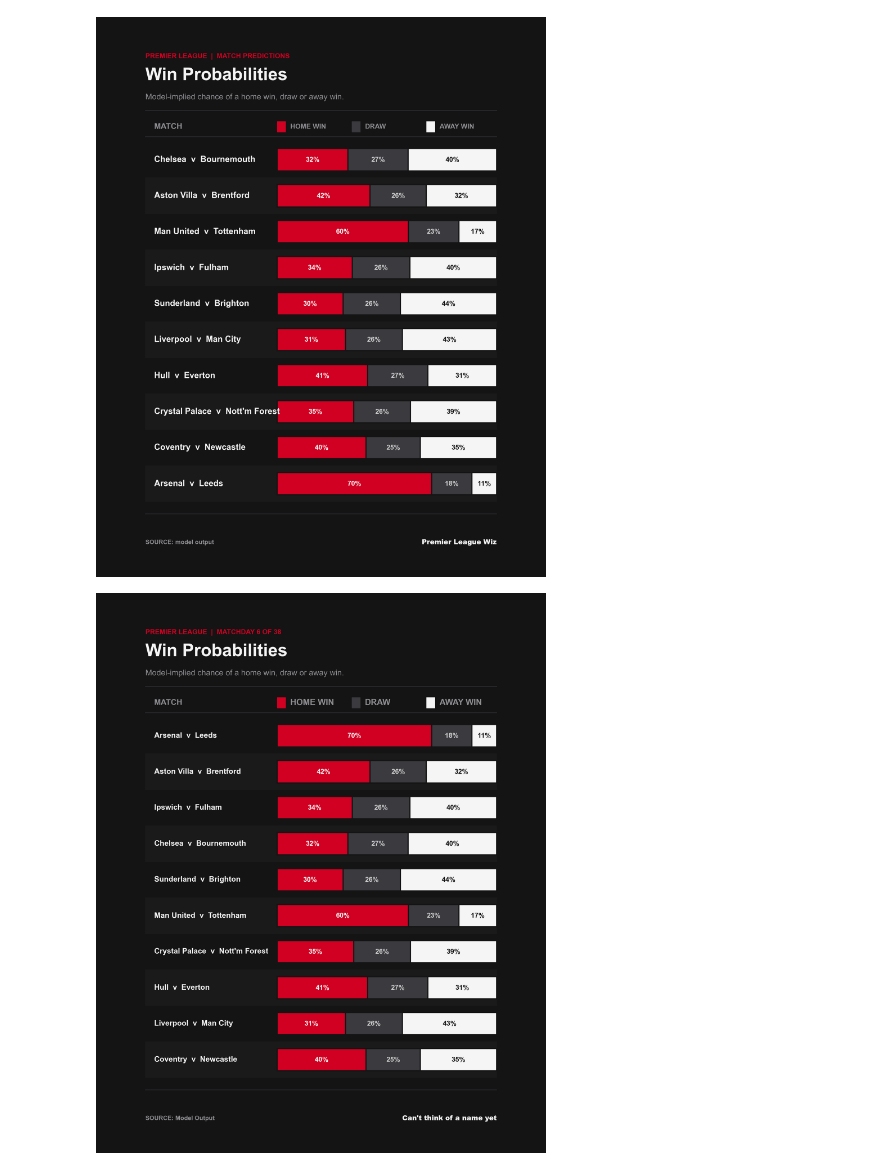
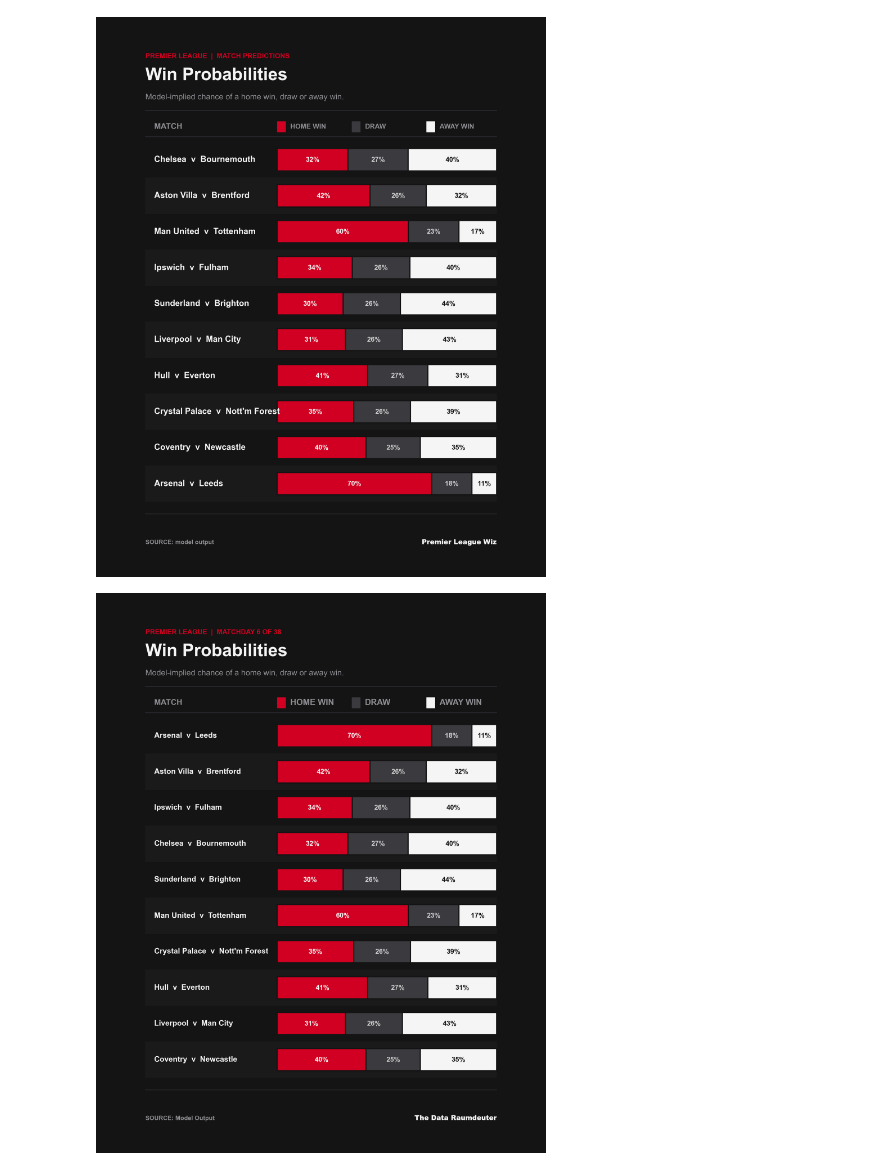
Before and after one commit to kushagra-bhatnagar/premier-league-predictions-and-data-analysis, a Jupyter notebook: 02_epl_predict.ipynb, the cells around one changed output. Saved outputs shown, nothing was run; the diff lists cells and outputs as text; code cells hidden in the pictures.

```diff
--- a/02_epl_predict.ipynb
+++ b/02_epl_predict.ipynb
@@ -16,7 +16,7 @@ from epl_features import build_features
 warnings.filterwarnings("ignore")
 pd.set_option("display.width", 160)
 
-state = joblib.load("epl_model.joblib")
+state = joblib.load("model/epl_model.joblib")
 hist = state["long_history"]
 latest_season = int(hist.season.max())
 active_teams = sorted(hist[hist.season == latest_season].team.unique())
@@ -389,9 +389,9 @@ def plot_predictions(
     title="Win Probabilities",
     subtitle="Model-implied chance of a home win, draw or away win.",
     source="SOURCE: Model Output",
-    brand="Can't think of a name yet",
+    brand="The Data Raumdeuter",
     min_label=0.05,                       # skip labels on very thin segments
-    outfile="the_athletic_prediction_bars.png",
+    outfile="images/prediction_bars_md6.png",
 ):
     t = THEME
     preds = preds.reset_index(drop=True)
@@ -449,31 +449,31 @@ def plot_predictions(
 
         left = 0.0
         for col, _, color, txt in SEGMENTS:
             v = float(row[col])
             ax.barh(y, v * BAR_W, left=BAR_X0 + left * BAR_W, height=bar_h,
                     color=color, edgecolor=t["bg"], linewidth=1.5, zorder=2)
             if v >= min_label:
                 ax.text(BAR_X0 + (left + v / 2) * BAR_W, y, f"{v:.0%}",
                         fontsize=9, color=txt, weight="bold",
                         ha="center", va="center", zorder=3)
             left += v
 
     # Footer
     ax.plot([10, 90], [10.5, 10.5], color=t["border"], lw=1)
     fig.text(0.10, 0.05, source, fontsize=8, color=t["muted"],
              ha="left", fontweight="semibold")
     fig.text(0.90, 0.05, brand, fontsize=9, color=t["white"],
              ha="right", fontweight="black")
 
     plt.subplots_adjust(left=0, right=1, top=1, bottom=0)
     plt.savefig(outfile, dpi=300, facecolor=t["bg"])
     plt.show()
 
 
 # ------------------------------------------------------------------
 # RUN (assumes `preds` has columns: home, away, p_home, p_draw, p_away)
 # ------------------------------------------------------------------
 preds = order_fixtures(preds)
 plot_predictions(preds)
 # %% [output]
-[figure, old version]
+[figure, new version]
```
Also changed, not shown: 20 other files.
